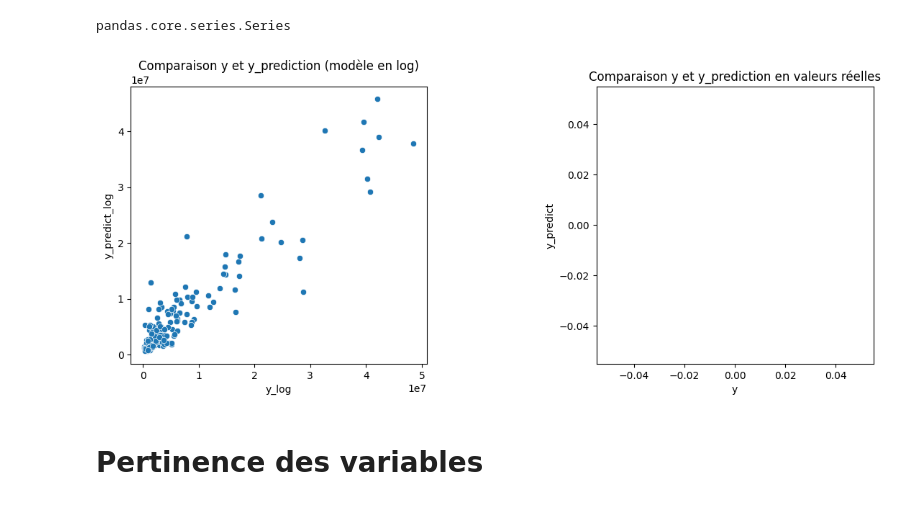
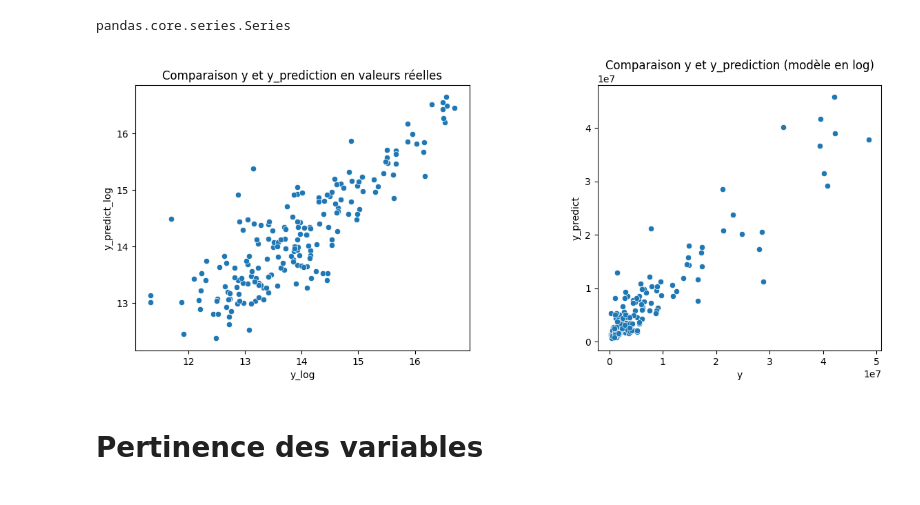
Before and after one commit to wdavid93/OpenClassRoom, a Jupyter notebook: Projet_4/Modele_final.ipynb, the cells around one changed output. Saved outputs shown, nothing was run; the diff lists cells and outputs as text; code cells hidden in the pictures.

```diff
--- a/Projet_4/Modele_final.ipynb
+++ b/Projet_4/Modele_final.ipynb
@@ -1090,25 +1122,28 @@ pandas.core.series.Series
 # %%
 predictions = pd.DataFrame([y_extrait,
                             pd.Series(prediction, index = y_extrait.index),
-                           np.exp2(y_extrait)-1,
-                           np.exp2(pd.Series(prediction, index = y_extrait.index))-1]).T
-predictions.columns = ['y_log', 'y_predict_log', 'y','y_predict']
+                           np.log(y_extrait)-1,
+                           np.log(pd.Series(prediction, index = y_extrait.index))-1]).T
+# predictions.columns = ['y_log', 'y_predict_log', 'y','y_predict']
+predictions.columns = [ 'y','y_predict','y_log', 'y_predict_log']
 # %%
 f, (ax1, ax2) = plt.subplots(1, 2, figsize=(15,5), sharey=False)
 sns.scatterplot(x = predictions['y_log'],
                y = predictions['y_predict_log'],
                ax = ax1)
 sns.scatterplot(x = predictions['y'],
                y = predictions['y_predict'],
                ax=ax2)
 ax1.set_aspect('equal', 'box')
 
 ax2.set_aspect('equal', 'box')
 
-ax1.title.set_text('Comparaison y et y_prediction (modèle en log)')
-ax2.title.set_text('Comparaison y et y_prediction en valeurs réelles')
+# ax1.title.set_text('Comparaison y et y_prediction (modèle en log)')
+# ax2.title.set_text('Comparaison y et y_prediction en valeurs réelles')
+ax2.title.set_text('Comparaison y et y_prediction (modèle en log)')
+ax1.title.set_text('Comparaison y et y_prediction en valeurs réelles')
 # %% [output]
-[figure, old version]
+[figure, new version]
 # %% [markdown]
 # Pertinence des variables
 # %% [markdown]
```
Also changed, not shown: parts of 33 cells of this notebook, 4 other files.
